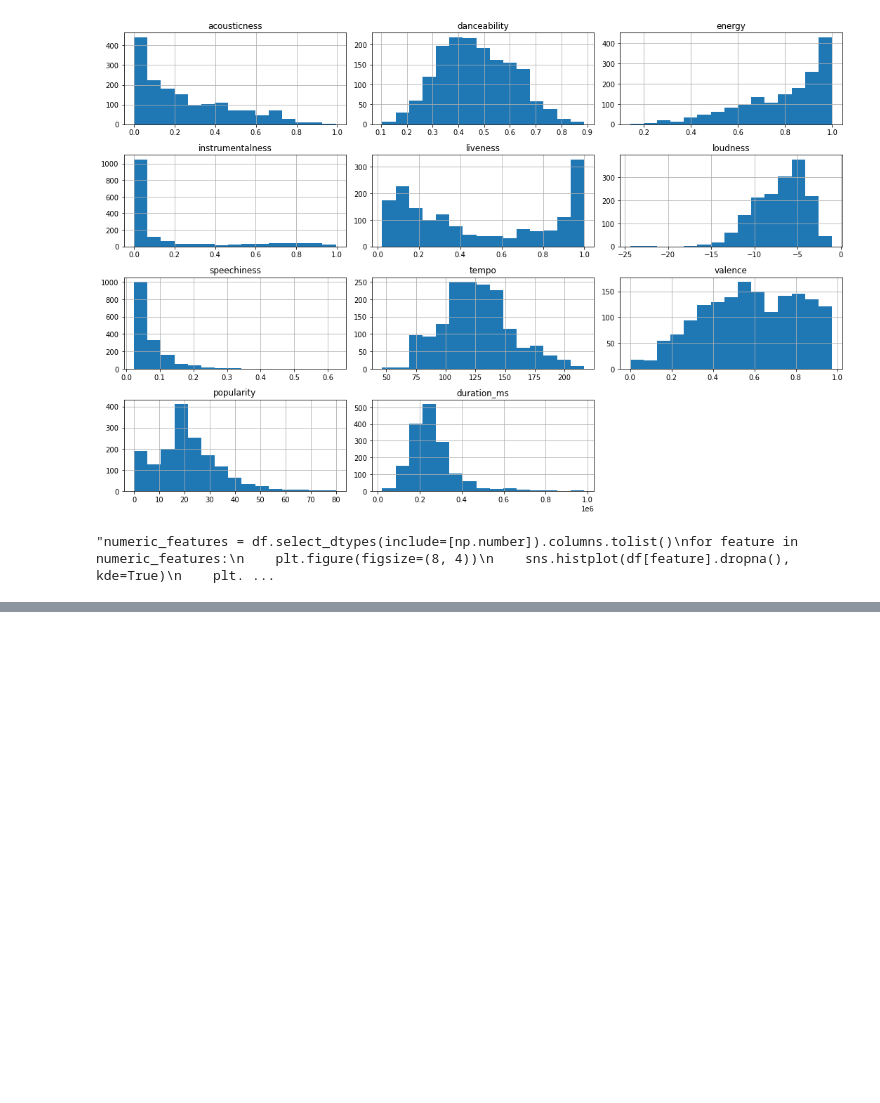
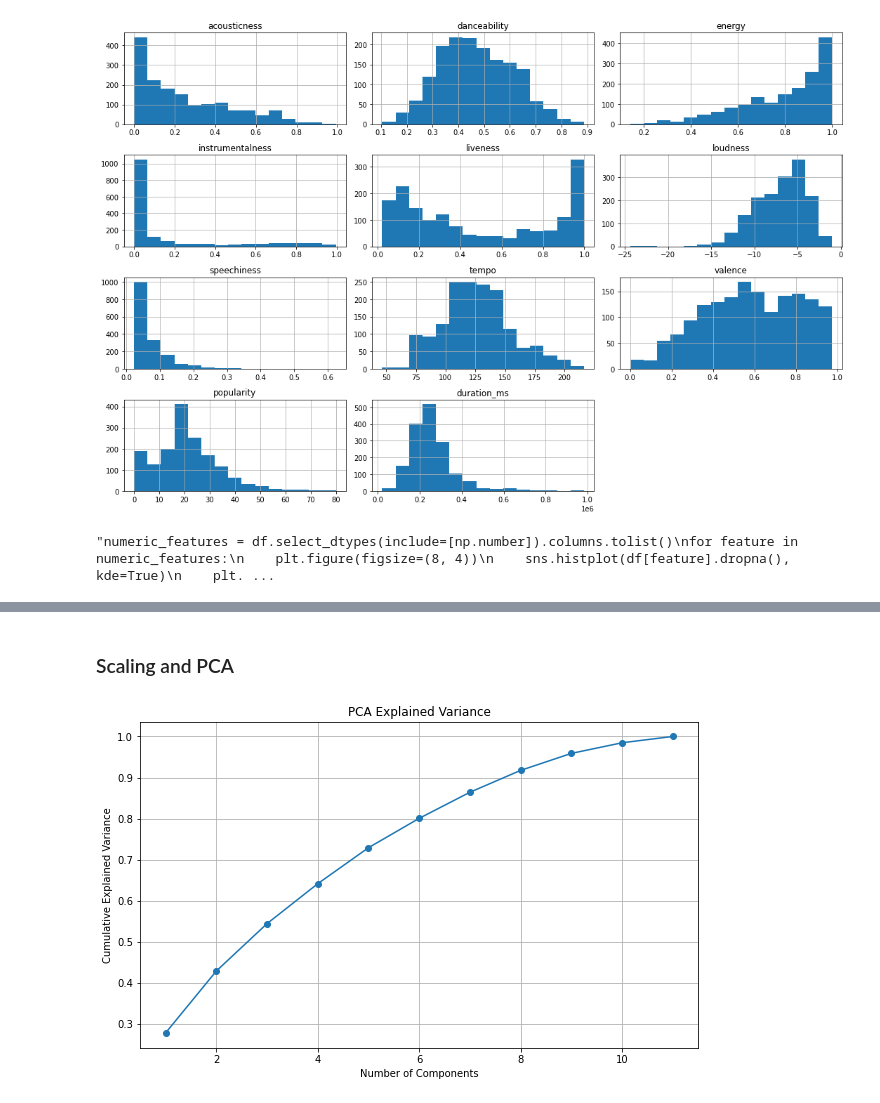
Before and after one commit to NitinJayavarapu12/Creating-cohorts-of-songs, a Jupyter notebook: Cohort_code.ipynb, the cells around one changed output, grey strips where cells are left out. Saved outputs shown, nothing was run; the diff lists cells and outputs as text; code cells hidden in the pictures; blank space fills up the shorter version.

```diff
--- a/Cohort_code.ipynb
+++ b/Cohort_code.ipynb
@@ -124,0 +143,20 @@ for feature in numeric_features:
+# %% [markdown]
+### Scaling and PCA
+# %%
+scaler = StandardScaler()
+scaled_features = scaler.fit_transform(df[numeric_features])
+
+pca = PCA()
+pca_features = pca.fit_transform(scaled_features)
+
+plt.figure(figsize=(10, 6))
+plt.plot(np.arange(1, len(pca.explained_variance_ratio_) + 1),
+         np.cumsum(pca.explained_variance_ratio_),
+         marker='o')
+plt.xlabel('Number of Components')
+plt.ylabel('Cumulative Explained Variance')
+plt.title('PCA Explained Variance')
+plt.grid()
+plt.show()
+# %% [output]
+[figure, added]
```
Also changed, not shown: parts of 6 cells of this notebook.
